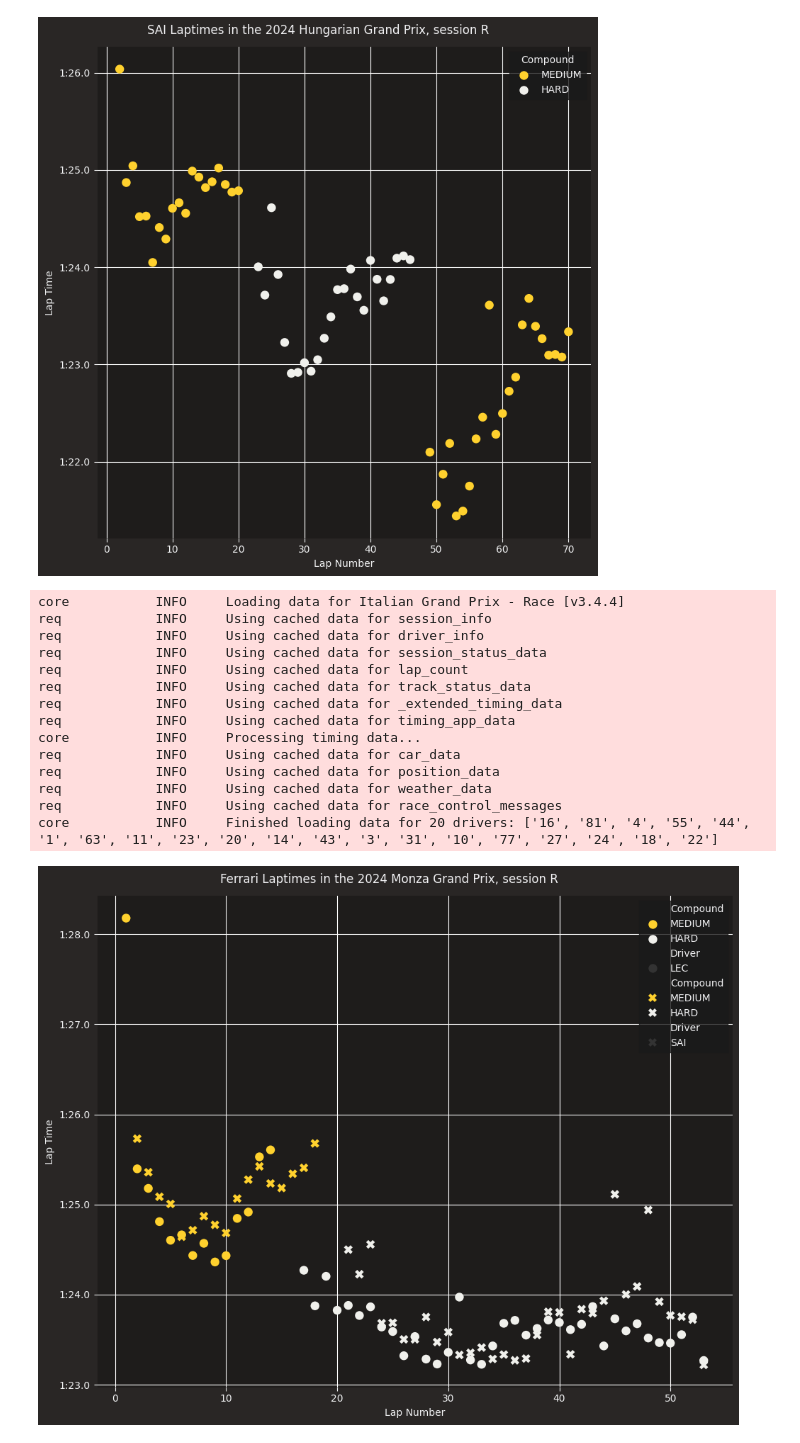
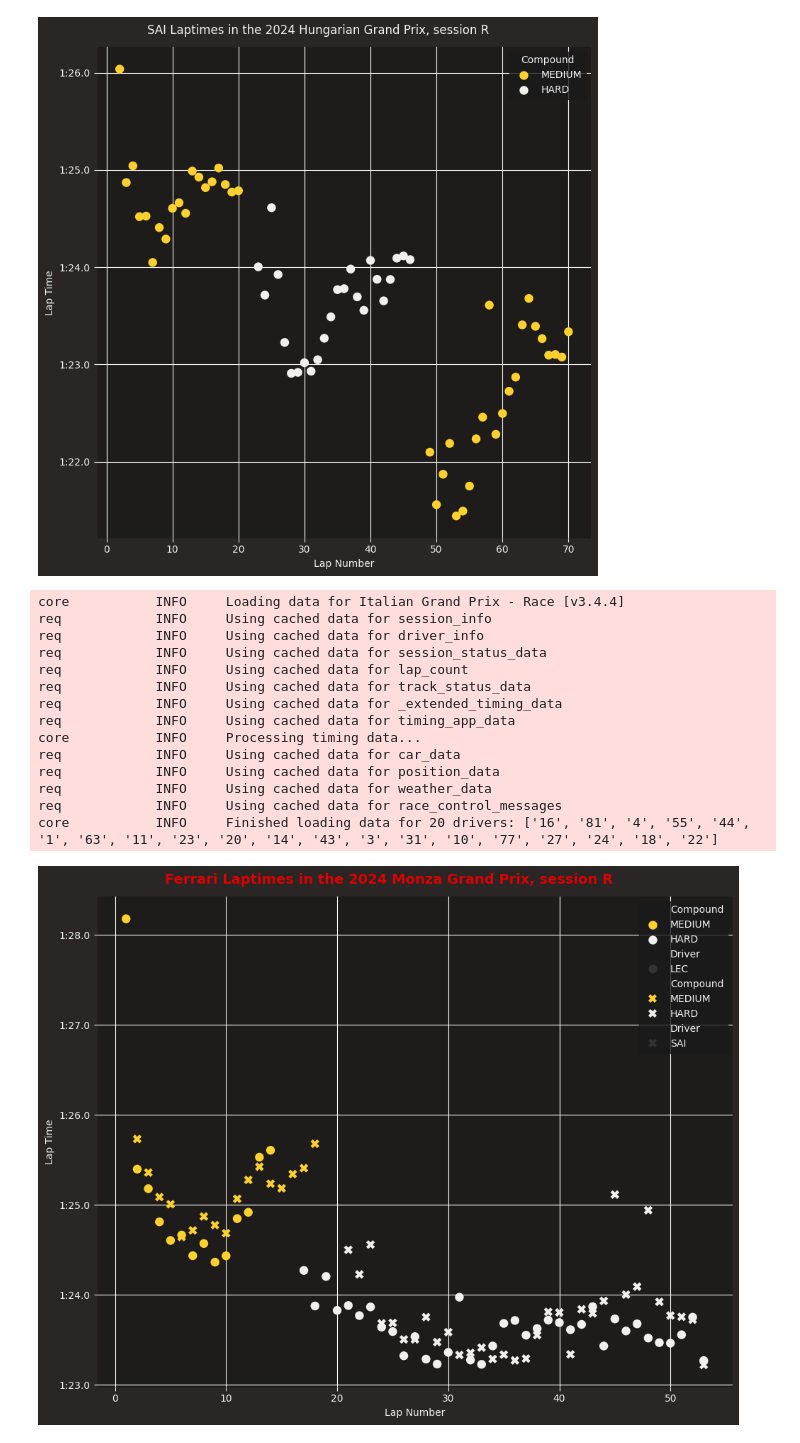
Before and after one commit to Vladinsky/fasftF1, a Jupyter notebook: giri_Ferrari_Monza_con_colore_gomme.ipynb, the cells around one changed output. Cells and saved outputs as stored; diff of their text form; code cells hidden in the pictures.

Commit message:
UpdatePlotFerrari

```diff
--- a/giri_Ferrari_Monza_con_colore_gomme.ipynb
+++ b/giri_Ferrari_Monza_con_colore_gomme.ipynb
@@ -103,6 +103,9 @@ team_drivers = race.results[race.results["TeamName"] == team]["Abbreviation"]
 # Get all laps for the team's drivers, filtering out slow laps
 team_laps = race.laps[race.laps["Driver"].isin(team_drivers)].pick_quicklaps().reset_index()
 
+# Get the team's official color
+team_color = fastf1.plotting.team_color(team)
+
 # Create the plot
 fig, ax = plt.subplots(figsize=(10, 8))
 
@@ -126,32 +129,39 @@ for driver in team_drivers:
         legend='auto'
     )
 
 # Customize the plot
 ax.set_xlabel("Lap Number")
 ax.set_ylabel("Lap Time")
 ax.invert_yaxis()  # Invert y-axis for better visualization of lap times
-plt.suptitle(f"{team} Laptimes in the {year} {gran_prix} Grand Prix, session {sessionG}")
+
+# Set the title with the team's color
+plt.suptitle(
+    f"{team} Laptimes in the {year} {gran_prix} Grand Prix, session {sessionG}",
+    color=team_color,  # Use the team's color for the title
+    fontsize=14,
+    fontweight='bold'
+)
 
 # Add grid and improve layout
 plt.grid(color='w', which='major', axis='both')
 sns.despine(left=True, bottom=True)
 plt.tight_layout()
 
 # Show the plot
 plt.show()
 # %% [output]
 core           INFO     Loading data for Italian Grand Prix - Race [v3.4.4]
 req            INFO     Using cached data for session_info
 req            INFO     Using cached data for driver_info
 req            INFO     Using cached data for session_status_data
 req            INFO     Using cached data for lap_count
 req            INFO     Using cached data for track_status_data
 req            INFO     Using cached data for _extended_timing_data
 req            INFO     Using cached data for timing_app_data
 core           INFO     Processing timing data...
 req            INFO     Using cached data for car_data
 req            INFO     Using cached data for position_data
 req            INFO     Using cached data for weather_data
 req            INFO     Using cached data for race_control_messages
 core           INFO     Finished loading data for 20 drivers: ['16', '81', '4', '55', '44', '1', '63', '11', '23', '20', '14', '43', '3', '31', '10', '77', '27', '24', '18', '22']
-[figure, old version]
+[figure, new version]
```
